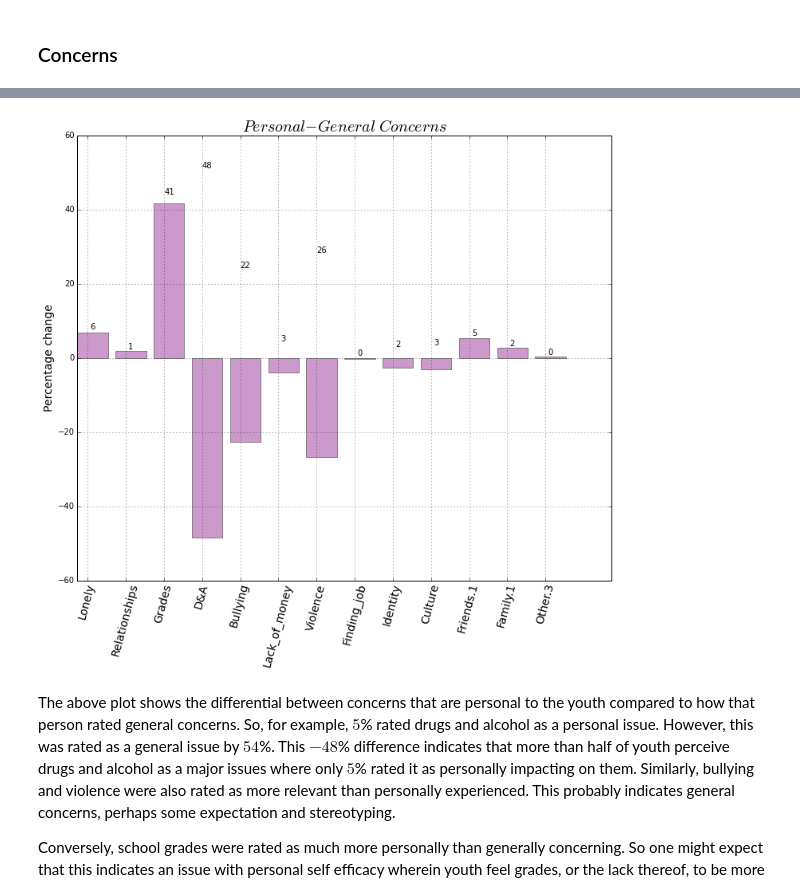
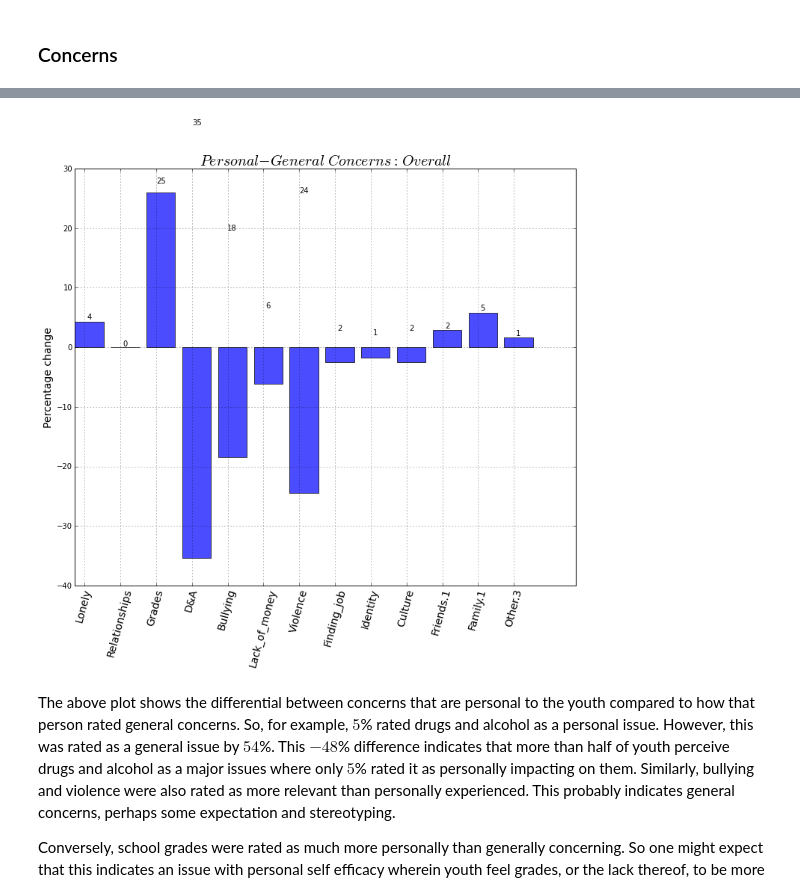
Before and after one commit to hillbs/Differential-Equations-and-Linear-Algebra, a Jupyter notebook: Youth_survey_git.ipynb, the cells around one changed output, grey strips where cells are left out. Saved outputs shown, nothing was run; the diff lists cells and outputs as text; code cells hidden in the pictures.

Commit message:
Concerns and Family Update
Updated plots to breakdown concerns and family by schools and overall.

```diff
--- a/Youth_survey_git.ipynb
+++ b/Youth_survey_git.ipynb
@@ -12,7 +12,7 @@ Files[0]
 '/Users/LlewelynRW/Dropbox/Leigh/Eastside youth survey Results.xlsx'
 # %%
 #Create function to plot bar chart
-def Make_bar(A,B,C,Header, Y_label):
+def Make_bar(A,B,C,Header, Y_label,color='purple',alpha=.7):
     '''A is <object>.count()
        B is <object.values[0:A]
        c is <object>.keys()
@@ -23,7 +23,7 @@ def Make_bar(A,B,C,Header, Y_label):
     width = .8       # the width of the bars
     f = plt.figure()#facecolor=".9")
     ax = f.add_subplot(111)#, axisbg="#F4EAEA")
-    rects1 = ax.bar(ind, B, width, color='purple',alpha=.4)
+    rects1 = ax.bar(ind, B, width, color=color,alpha=alpha)
 
     # add some text for labels, title and axes ticks
     ax.set_ylabel(Y_label,fontsize=14)
@@ -438,10 +571,10 @@ df_Mokoia.describe()
 # %%
-print 'The personal concerns raised were as a percentage of 418 RLHS participants:'
-Concerns8 = df_lhs.loc[:,'Lonely':'Other.3'].count()/len(df_lhs.index)*100
+print 'The personal concerns raised were as a percentage of all participants:'
+Concerns8 = df.loc[:,'Lonely':'Other.3'].count()/len(df.index)*100
 print Concerns8
 print
 print 'The second rating of general concerns:'
-Concerns9 = df_lhs.loc[:,'Lonely.1':'Other.4'].count()/len(df_lhs.index)*100
+Concerns9 = df.loc[:,'Lonely.1':'Other.4'].count()/len(df.index)*100
 print Concerns9
 Concerns_diff = Concerns8.sub(Concerns9.values)
 # %% [output]
@@ -465,9 +608,9 @@ dtype: float64
 # %%
 #Concerns_diff.plot(kind='bar')
 Make_bar(Concerns_diff.count(),Concerns_diff.values[0:Concerns_diff.count()],Concerns_diff.keys(),
-         '$Personal - General \ Concerns$','Percentage change')
+         '$Personal - General \ Concerns: \ Overall$','Percentage change',color='b')
 # %% [output]
-[figure, old version]
+[figure, new version]
 # %% [markdown]
 The above plot shows the differential between concerns that are personal to the youth compared to how that person rated general concerns. So, for example, $5$% rated drugs and alcohol as a personal issue. However, this was rated as a general issue by $54$%. This $-48$% difference indicates that more than half of youth perceive drugs and alcohol as a major issues where only $5$% rated it as personally impacting on them. Similarly, bullying and violence were also rated as more relevant than personally experienced. This probably indicates general concerns, perhaps some expectation and stereotyping.
 
```
Also changed, not shown: parts of 70 cells of this notebook.
